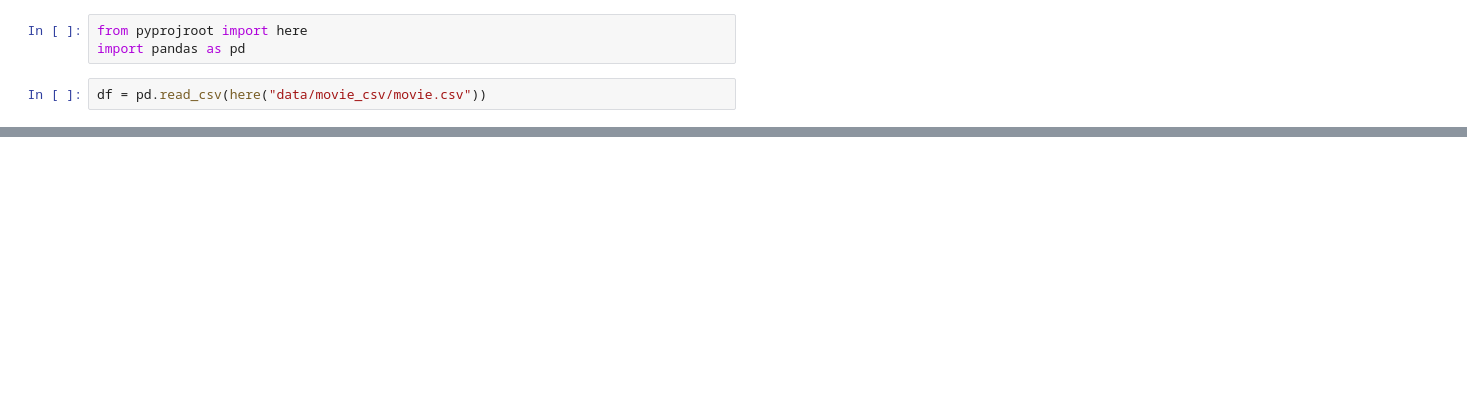
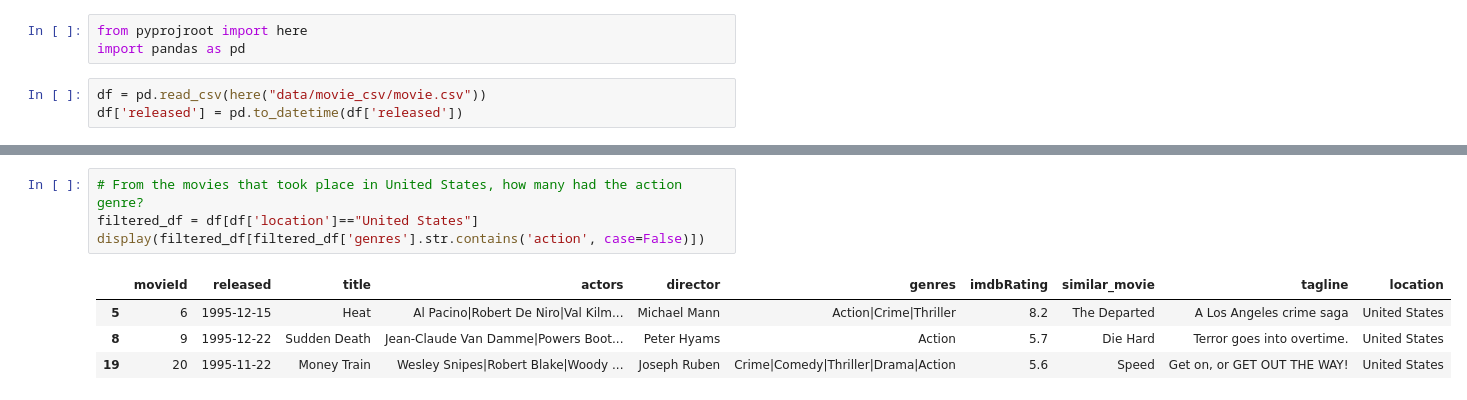
Before and after one commit to Farzad-R/Advanced-QA-and-RAG-Series, a Jupyter notebook: KnowledgeGraph-Q&A-and-RAG-with-TabularData/explore/explore_movie_data.ipynb, the cells around one changed output, grey strips where cells are left out. Drawn from its saved outputs; the diff is of its cells as text; blank space fills up the shorter version.

```diff
--- a/KnowledgeGraph-Q&A-and-RAG-with-TabularData/explore/explore_movie_data.ipynb
+++ b/KnowledgeGraph-Q&A-and-RAG-with-TabularData/explore/explore_movie_data.ipynb
@@ -3,3 +3,4 @@ from pyprojroot import here
 import pandas as pd
 # %%
 df = pd.read_csv(here("data/movie_csv/movie.csv"))
+df['released'] = pd.to_datetime(df['released'])
@@ -43,0 +56,9 @@ array(['Cutthroat Island'], dtype=object)
+# %%
+# From the movies that took place in United States, how many had the action genre?
+filtered_df = df[df['location']=="United States"]
+display(filtered_df[filtered_df['genres'].str.contains('action', case=False)])
+# %% [output]
+|  | movieId | released | title | actors | director | genres | imdbRating | similar_movie | tagline | location |
+| 5 | 6 | 1995-12-15 | Heat | Al Pacino|Robert De Niro|Val Kilm... | Michael Mann | Action|Crime|Thriller | 8.2 | The Departed | A Los Angeles crime saga | United States |
+| 8 | 9 | 1995-12-22 | Sudden Death | Jean-Claude Van Damme|Powers Boot... | Peter Hyams | Action | 5.7 | Die Hard | Terror goes into overtime. | United States |
+| 19 | 20 | 1995-11-22 | Money Train | Wesley Snipes|Robert Blake|Woody ... | Joseph Ruben | Crime|Comedy|Thriller|Drama|Action | 5.6 | Speed | Get on, or GET OUT THE WAY! | United States |
```
Also changed, not shown: parts of 15 cells of this notebook, 11 other files.
